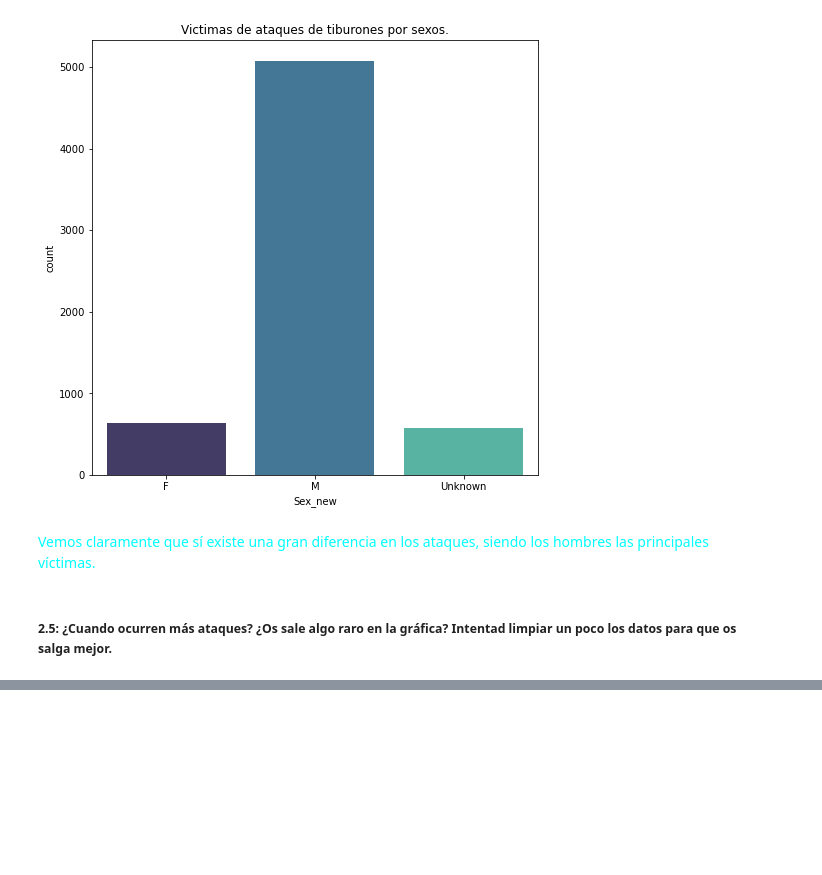
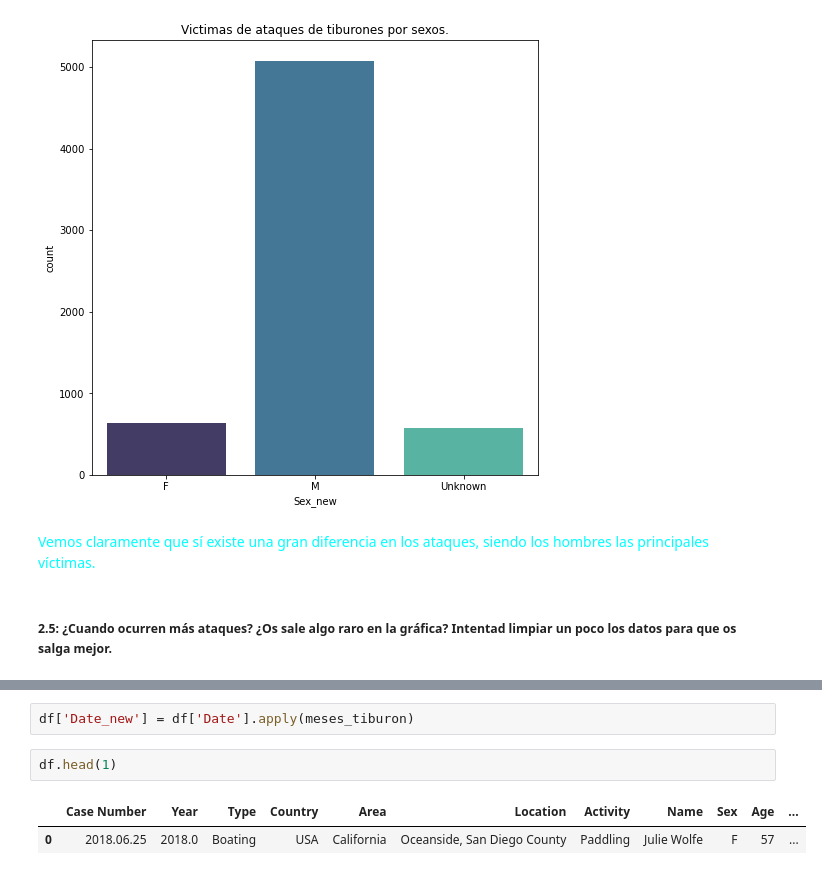
Before and after one commit to Adalab/DA-promo-a-modulo-2-pair-2-Almudena-Olivia, a Jupyter notebook: EDA/EDA 3/pair_programming-eda_3.ipynb, the cells around one changed output, grey strips where cells are left out. Saved outputs shown, nothing was run; the diff lists cells and outputs as text; blank space fills up the shorter version.

```diff
--- a/EDA/EDA 3/pair_programming-eda_3.ipynb
+++ b/EDA/EDA 3/pair_programming-eda_3.ipynb
@@ -144,0 +153,7 @@ df[df.Date.str.contains("\b\w{3}\b", regex= True, na=False)]
+# %%
+df['Date_new'] = df['Date'].apply(meses_tiburon)
+# %%
+df.head(1)
+# %% [output]
+|  | Case Number | Year | Type | Country | Area | Location | Activity | Name | Sex | Age | ... |
+| 0 | 2018.06.25 | 2018.0 | Boating | USA | California | Oceanside, San Diego County | Paddling | Julie Wolfe | F | 57 | ... |
```
Also changed, not shown: parts of 12 cells of this notebook.
